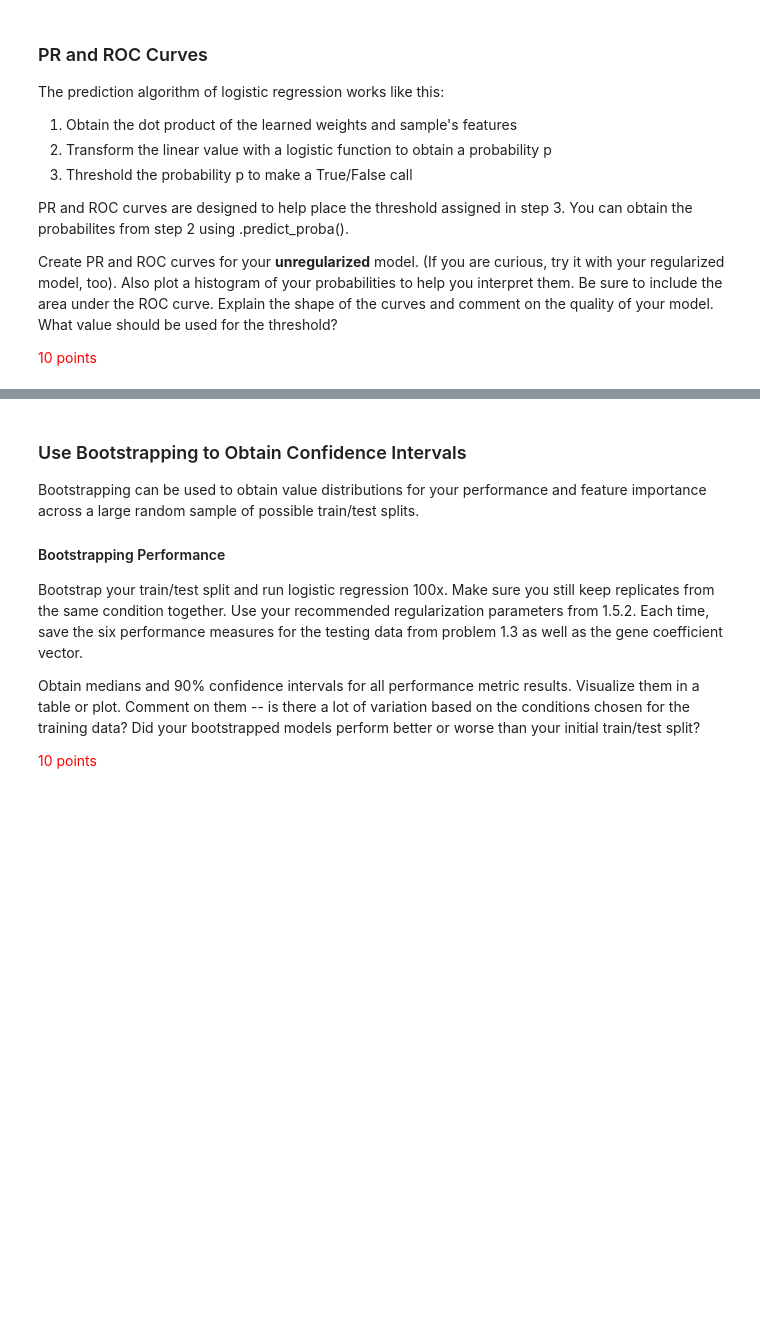
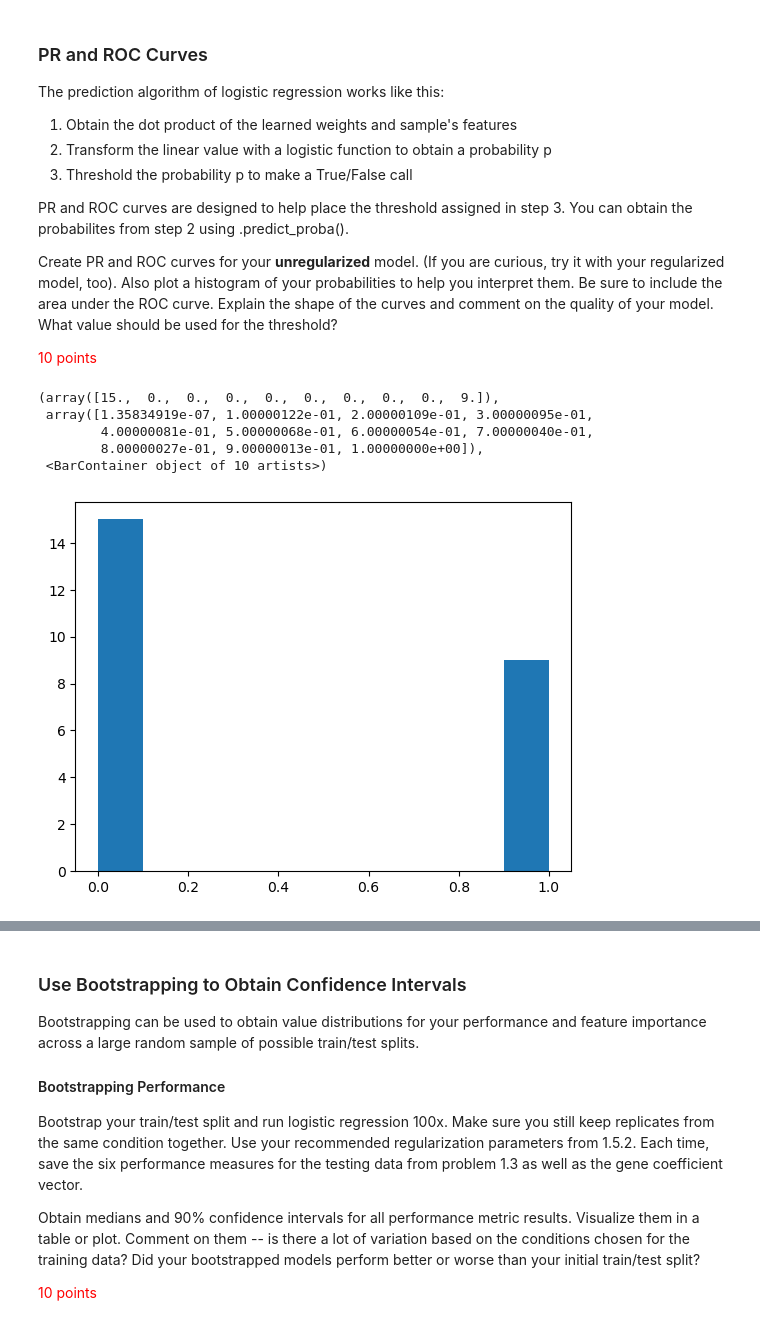
Before and after one commit to XuwenAmyLou/SP23-BENG213, a Jupyter notebook: HW3/Homework 3_ Supervised Learning.ipynb, the cells around one changed output, grey strips where cells are left out. Saved outputs shown, nothing was run; the diff lists cells and outputs as text; code cells hidden in the pictures; blank space fills up the shorter version.

```diff
--- a/HW3/Homework 3_ Supervised Learning.ipynb
+++ b/HW3/Homework 3_ Supervised Learning.ipynb
@@ -351,3 +405,17 @@ PR and ROC curves are designed to help place the threshold assigned in step 3. Y
 Create PR and ROC curves for your **unregularized** model. (If you are curious, try it with your regularized model, too). Also plot a histogram of your probabilities to help you interpret them. Be sure to include the area under the ROC curve. Explain the shape of the curves and comment on the quality of your model. What value should be used for the threshold?
 
 <span style="color:red">10 points</span>
+# %%
+probabilities = logreg.predict_proba(test_data)
+true_prob = []
+for i in range(len(probabilities)):
+    true_prob.append(probabilities[i][1])
+
+plt.hist(true_prob)
+# %% [output]
+(array([15.,  0.,  0.,  0.,  0.,  0.,  0.,  0.,  0.,  9.]),
+ array([1.35834919e-07, 1.00000122e-01, 2.00000109e-01, 3.00000095e-01,
+        4.00000081e-01, 5.00000068e-01, 6.00000054e-01, 7.00000040e-01,
+        8.00000027e-01, 9.00000013e-01, 1.00000000e+00]),
+ <BarContainer object of 10 artists>)
+[figure, added]
```
Also changed, not shown: parts of 35 cells of this notebook, 1 other file.
